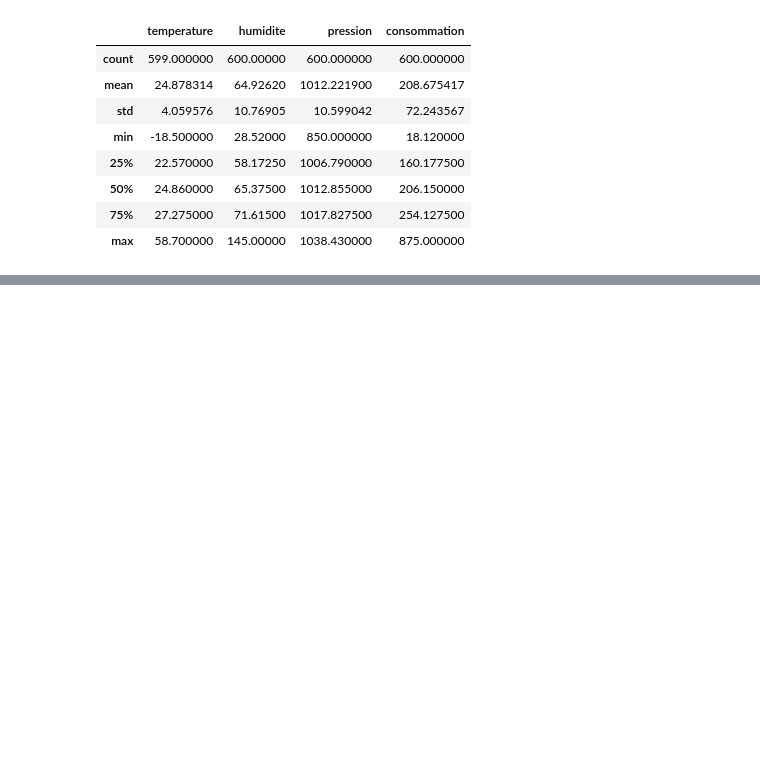
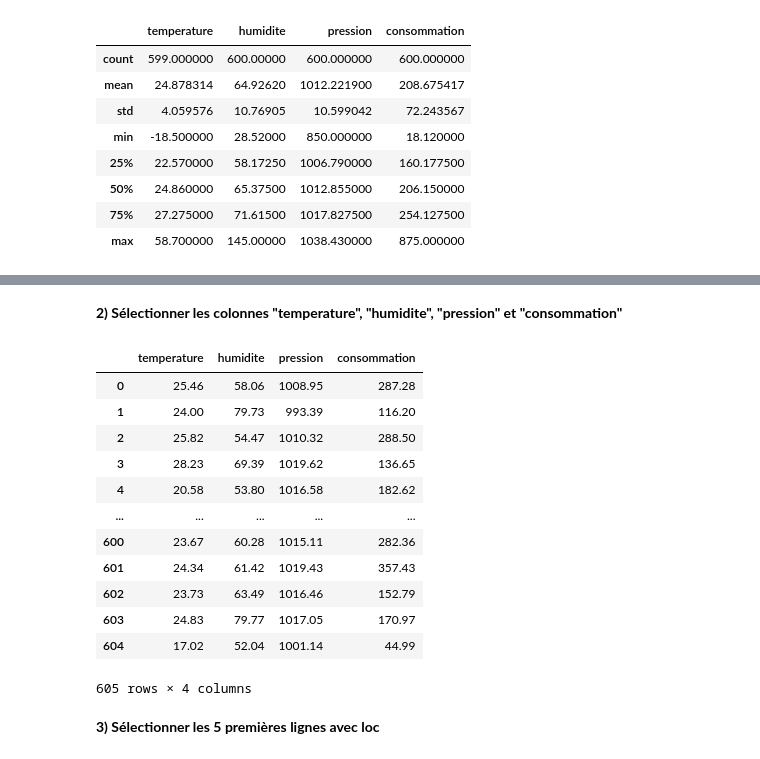
Before and after one commit to maigadems/Atelier-Pandas, a Jupyter notebook: atelier_pandas_iot/notebooks/atelier_pandas_iot.ipynb, the cells around one changed output, grey strips where cells are left out. Drawn from its saved outputs; the diff is of its cells as text; code cells hidden in the pictures; blank space fills up the shorter version.

Commit message:
selection sur les lignes et ou colonne d'un dataframe

```diff
--- a/atelier_pandas_iot/notebooks/atelier_pandas_iot.ipynb
+++ b/atelier_pandas_iot/notebooks/atelier_pandas_iot.ipynb
@@ -197,0 +217,20 @@ df.describe()
+# %% [markdown]
+**2) Sélectionner les colonnes "temperature", "humidite", "pression" et "consommation"**
+# %%
+df[["temperature", "humidite", "pression", "consommation"]]
+# %% [output]
+|  | temperature | humidite | pression | consommation |
+| 0 | 25.46 | 58.06 | 1008.95 | 287.28 |
+| 1 | 24.00 | 79.73 | 993.39 | 116.20 |
+| 2 | 25.82 | 54.47 | 1010.32 | 288.50 |
+| 3 | 28.23 | 69.39 | 1019.62 | 136.65 |
+| 4 | 20.58 | 53.80 | 1016.58 | 182.62 |
+| ... | ... | ... | ... | ... |
+| 600 | 23.67 | 60.28 | 1015.11 | 282.36 |
+| 601 | 24.34 | 61.42 | 1019.43 | 357.43 |
+| 602 | 23.73 | 63.49 | 1016.46 | 152.79 |
+| 603 | 24.83 | 79.77 | 1017.05 | 170.97 |
+| 604 | 17.02 | 52.04 | 1001.14 | 44.99 |
+605 rows × 4 columns
+# %% [markdown]
+**3) Sélectionner les 5 premières lignes avec loc**
```
Also changed, not shown: parts of 6 cells of this notebook, 1 other file.
